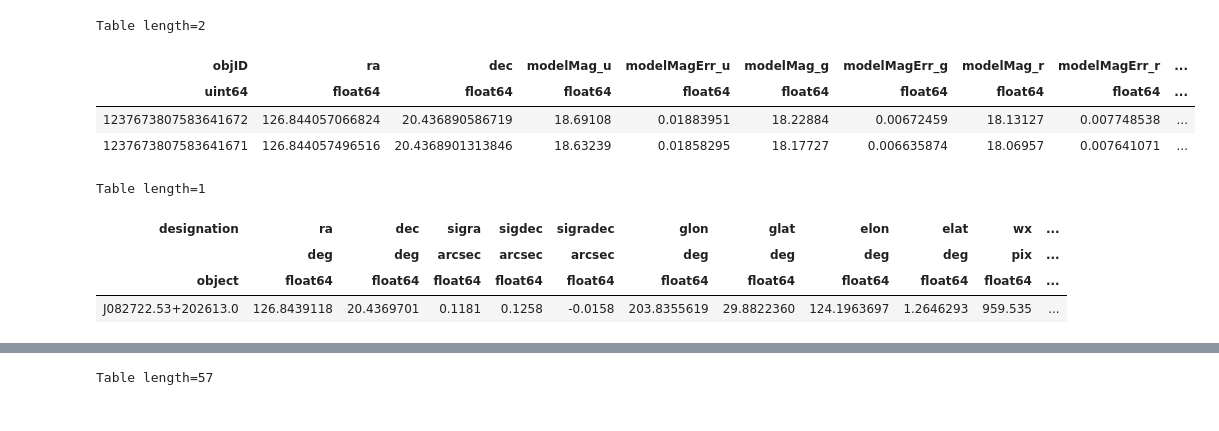
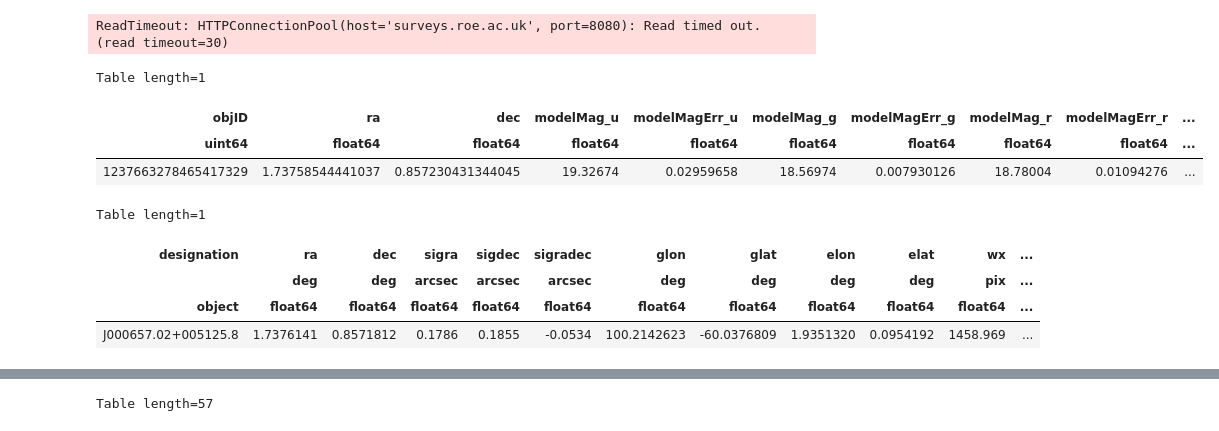
Before and after one commit to hol1m4n/HIIGalaxies, a Jupyter notebook: Spectral_synthesis/CIGALE/CIGALE entries.ipynb, the cells around one changed output, grey strips where cells are left out. Cells and saved outputs as stored; diff of their text form; code cells hidden in the pictures.

```diff
--- a/Spectral_synthesis/CIGALE/CIGALE entries.ipynb
+++ b/Spectral_synthesis/CIGALE/CIGALE entries.ipynb
@@ -199,0 +211,43 @@ ReadTimeout: HTTPSConnectionPool(host='ned.ipac.caltech.edu', port=443): Read ti
+# %%
+
+
+
+with open("cigale_HIIG_sample.txt", 'w') as file:
+    file.write(head)
+    for n in range(len(DF)):
+        NED_table = Ned.get_table(DF['Ned_name'][n], table='photometry')
+        ned_filters = np.unique(NED_table['Observed Passband'])
+
+        idx,z = '',0
+        fuv,nuv,u,g,r,i,z,W1,W2,W3,W4 = 0,0,0,0,0,0,0,0,0,0,0
+        e1,e2,e3,e4,e5,e6,e7,e8,e9,e10,e11 = 0,0,0,0,0,0,0,0,0,0,0
+
+        cond = (filters[0] in ned_filters) and (filters[1] in ned_filters) and (filters[2] in ned_filters) and (filters[3] in ned_filters) and (filters[4] in ned_filters) \
+            and (filters[5] in ned_filters) and (filters[6] in ned_filters) and (filters[7] in ned_filters) and (filters[8] in ned_filters) and (filters[9] in ned_filters)
+
+        cond = True
+
+        if cond:
+            idx = '_' + str(DF['tab5_index'][n]) + '_'
+            z = DF['Z'][n]
+            print(idx)
+
+            fuv,e1 = GALEX_data(NED_table,filters[0])
+            nuv,e2 = GALEX_data(NED_table,filters[1])
+
+            u,e3 = SDSS_data(NED_table,filters[2])
+            g,e4 = SDSS_data(NED_table,filters[3])
+            r,e5 = SDSS_data(NED_table,filters[4])
+            i,e6 = SDSS_data(NED_table,filters[5])
+            z,e7 = SDSS_data(NED_table,filters[6])
+
+            W1,e8 = WISE_data(NED_table,filters[7])
+            W2,e9 = WISE_data(NED_table,filters[8])
+            W3,e10 = WISE_data(NED_table,filters[9])
+            W4,e11 = WISE_data(NED_table,filters[10])
+
+
+
+            output = f"{idx} {z} {fuv} {e1} {nuv} {e2} {u} {e3} {g} {e4} {r} {e5} {i} {e6} {z} {e7} {W1} {e8} {W2} {e9} {W3} {e10} {W4} {e11} \n"
+
+            file.write(output)
@@ -288,0 +463,7 @@ plt.show()
+# %%
+ukidss_data = Ukidss.query_region(coord.SkyCoord(ra, dec,
+                                           unit=(u.deg, u.deg),
+                                           frame="icrs"),
+                            programme_id="LAS", radius=1000 * u.arcsec)
+# %% [output]
+ReadTimeout: HTTPConnectionPool(host='surveys.roe.ac.uk', port=8080): Read timed out. (read timeout=30)
@@ -289,33 +472,32 @@ plt.show()
 # %%
 # Coordenadas de ejemplo
-ra, dec = 126.844057066824, 20.436890586719 # en grados
+ra, dec = DF['RA'][0],DF['DEC'][0]# en grados
 pos = coord.SkyCoord(ra, dec, unit=(u.deg, u.deg), frame='icrs')
 
 # ---- 1. SDSS (u,g,r,i,z) ----
 sdss_data = SDSS.query_region(
     pos,
     radius=0.01 * u.arcsec,   # <--- este es el argumento que faltaba
     spectro=False,
     photoobj_fields=[
         'ra','dec',
         'modelMag_u','modelMagErr_u',
         'modelMag_g','modelMagErr_g',
         'modelMag_r','modelMagErr_r',
         'modelMag_i','modelMagErr_i',
         'modelMag_z','modelMagErr_z'
     ]
 )
 
 sdss_data
 # %% [output]
-Table length=2
+Table length=1
 | objID | ra | dec | modelMag_u | modelMagErr_u | modelMag_g | modelMagErr_g | modelMag_r | modelMagErr_r | ... |
 | uint64 | float64 | float64 | float64 | float64 | float64 | float64 | float64 | float64 | ... |
-| 1237673807583641672 | 126.844057066824 | 20.436890586719 | 18.69108 | 0.01883951 | 18.22884 | 0.00672459 | 18.13127 | 0.007748538 | ... |
-| 1237673807583641671 | 126.844057496516 | 20.4368901313846 | 18.63239 | 0.01858295 | 18.17727 | 0.006635874 | 18.06957 | 0.007641071 | ... |
+| 1237663278465417329 | 1.73758544441037 | 0.857230431344045 | 19.32674 | 0.02959658 | 18.56974 | 0.007930126 | 18.78004 | 0.01094276 | ... |
 # %%
 # Coordenadas de ejemplo
-ra, dec = 126.844057066824, 20.436890586719 # en grados
+ra, dec = DF['RA'][0],DF['DEC'][0]# en grados
 pos = coord.SkyCoord(ra, dec, unit=(u.deg, u.deg), frame='icrs')
 
 # ---- 4. WISE (W1–W4) ----
@@ -330,4 +512,4 @@ Table length=1
 | designation | ra | dec | sigra | sigdec | sigradec | glon | glat | elon | elat | wx | ... |
 |  | deg | deg | arcsec | arcsec | arcsec | deg | deg | deg | deg | pix | ... |
 | object | float64 | float64 | float64 | float64 | float64 | float64 | float64 | float64 | float64 | float64 | ... |
-| J082722.53+202613.0 | 126.8439118 | 20.4369701 | 0.1181 | 0.1258 | -0.0158 | 203.8355619 | 29.8822360 | 124.1963697 | 1.2646293 | 959.535 | ... |
+| J000657.02+005125.8 | 1.7376141 | 0.8571812 | 0.1786 | 0.1855 | -0.0534 | 100.2142623 | -60.0376809 | 1.9351320 | 0.0954192 | 1458.969 | ... |
```
Also changed, not shown: parts of 18 cells of this notebook, 45 other files.
